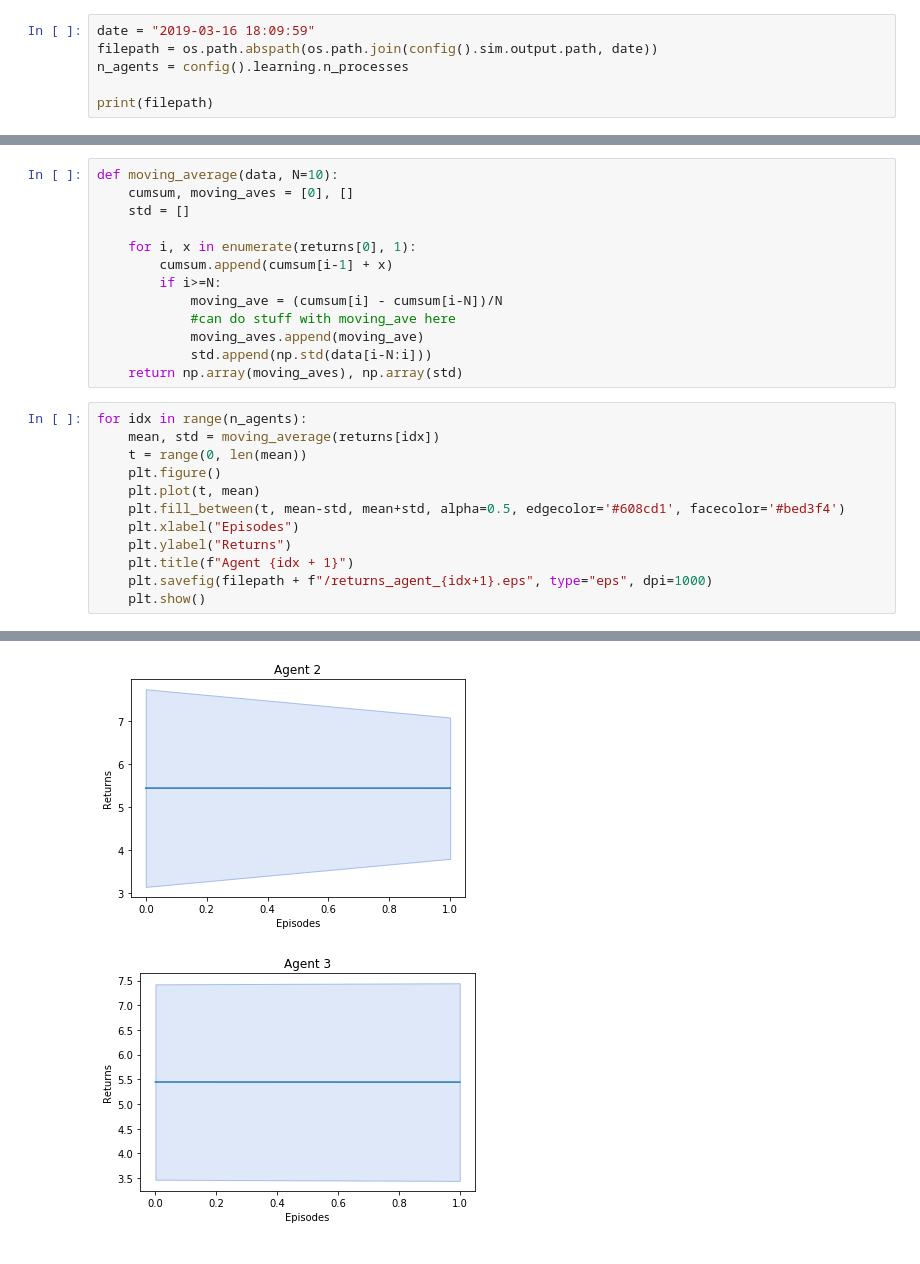
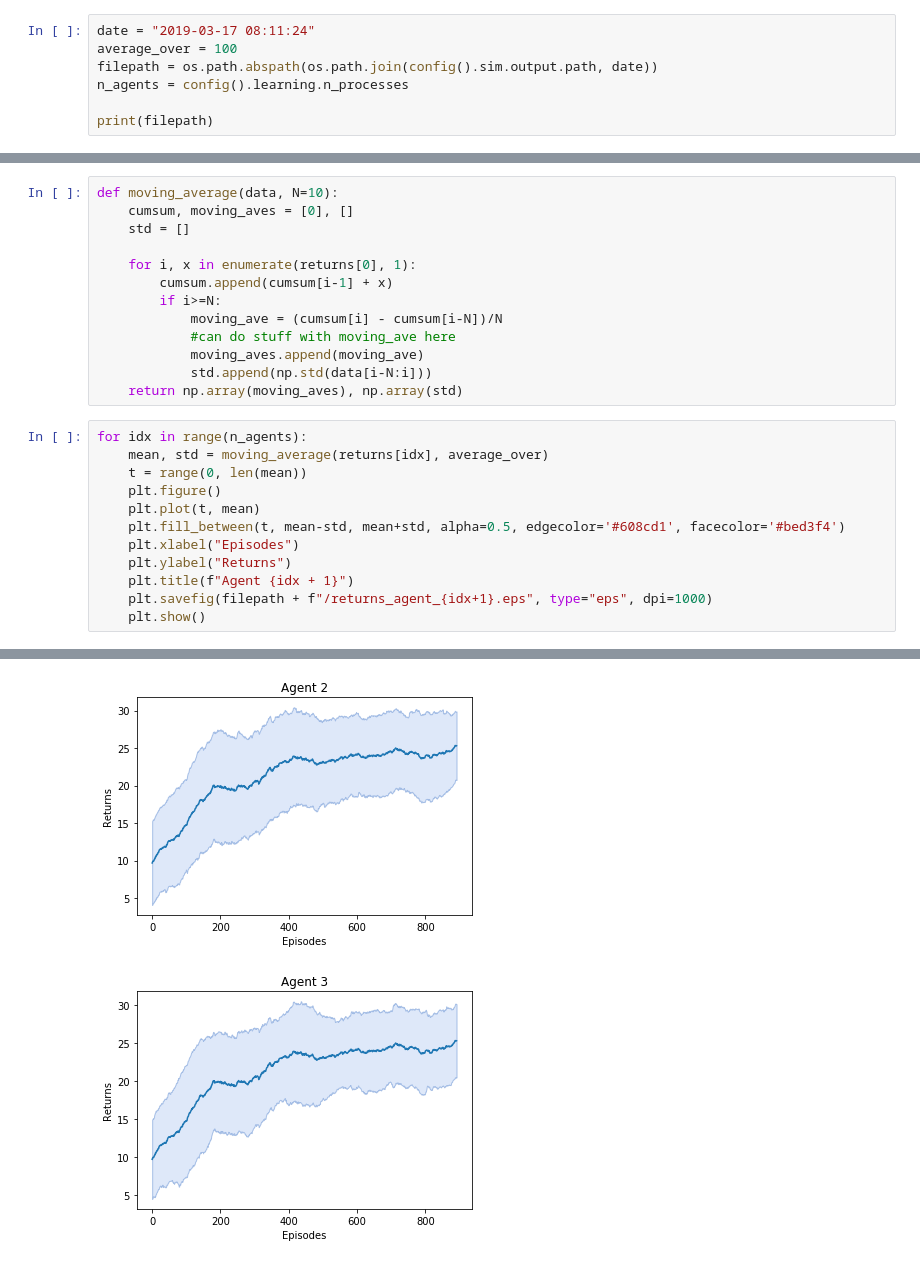
Before and after one commit to bdvllrs/curiosity-driven-rl-agents, a Jupyter notebook: plot_results.ipynb, the cells around one changed output, grey strips where cells are left out. Saved outputs shown, nothing was run; the diff lists cells and outputs as text.

```diff
--- a/plot_results.ipynb
+++ b/plot_results.ipynb
@@ -4,7 +4,8 @@ from utils import config
 import numpy as np
 import matplotlib.pyplot as plt
 # %%
-date = "2019-03-16 18:09:59"
+date = "2019-03-17 08:11:24"
+average_over = 100
 filepath = os.path.abspath(os.path.join(config().sim.output.path, date))
 n_agents = config().learning.n_processes
 
@@ -35,7 +36,7 @@ def moving_average(data, N=10):
     return np.array(moving_aves), np.array(std)
 # %%
 for idx in range(n_agents):
-    mean, std = moving_average(returns[idx])
+    mean, std = moving_average(returns[idx], average_over)
     t = range(0, len(mean))
     plt.figure()
     plt.plot(t, mean)
@@ -50,2 +51,2 @@ for idx in range(n_agents):
-[figure, old version]
+[figure, new version]
-[figure, old version]
+[figure, new version]
```
Also changed, not shown: parts of 4 cells of this notebook.
